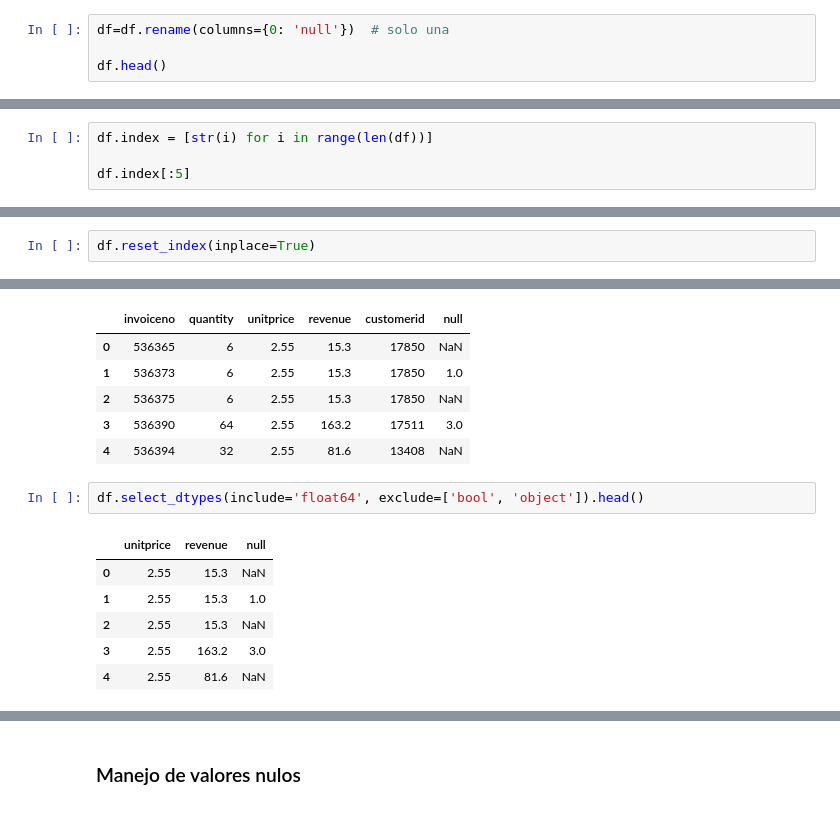
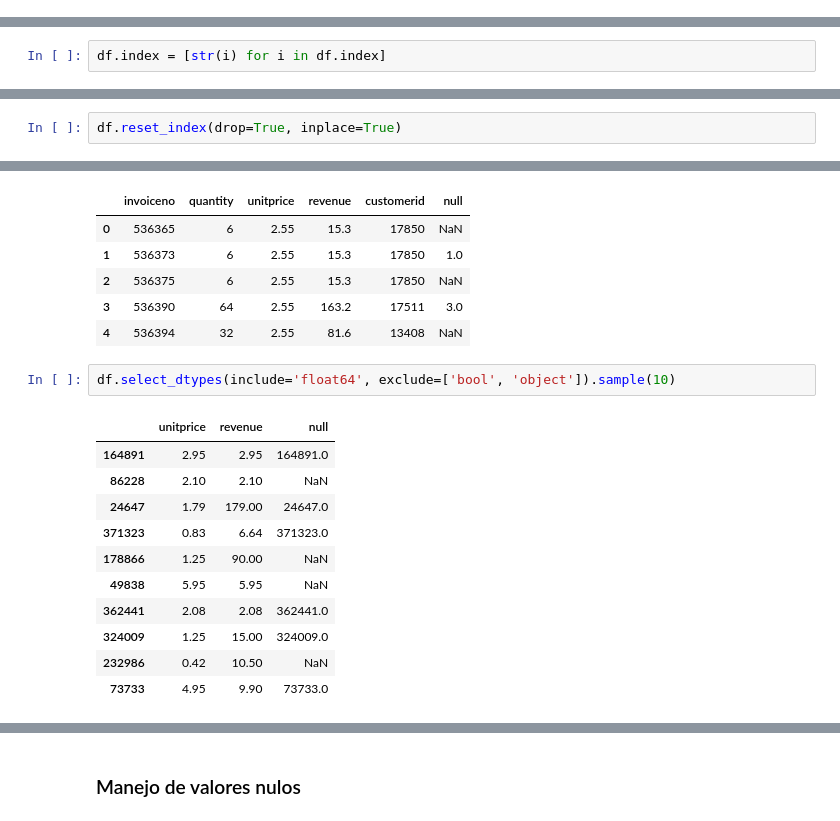
Before and after one commit to Ironhack-Data-Madrid-Abril-2023/apuntes_clase, a Jupyter notebook: semana_2/2.1 - Pandas Deepdive.ipynb, the cells around one changed output, grey strips where cells are left out. Drawn from its saved outputs; the diff is of its cells as text.

```diff
--- a/semana_2/2.1 - Pandas Deepdive.ipynb
+++ b/semana_2/2.1 - Pandas Deepdive.ipynb
@@ -177,4 +104,0 @@ int
-# %%
-df=df.rename(columns={0: 'null'})  # solo una
-
-df.head()
@@ -489,6 +430,4 @@ df.index
 # %% [output]
 RangeIndex(start=0, stop=396034, step=1)
 # %%
-df.index = [str(i) for i in range(len(df))]
-
-df.index[:5]
+df.index = [str(i) for i in df.index]
@@ -504 +462,3 @@ df.iloc[0:5:2]
+# %%
+df.reset_index(drop=True, inplace=True)
 # %%
@@ -524,2 +477,0 @@ Index(['0', '1', '2', '3', '4'], dtype='object')
-# %%
-df.reset_index(inplace=True)
@@ -555,11 +505,16 @@ df._get_numeric_data().head()   # solo columnas numericas
 | 3 | 536390 | 64 | 2.55 | 163.2 | 17511 | 3.0 |
 | 4 | 536394 | 32 | 2.55 | 81.6 | 13408 | NaN |
 # %%
-df.select_dtypes(include='float64', exclude=['bool', 'object']).head()
+df.select_dtypes(include='float64', exclude=['bool', 'object']).sample(10)
 # %% [output]
 |  | unitprice | revenue | null |
-| 0 | 2.55 | 15.3 | NaN |
-| 1 | 2.55 | 15.3 | 1.0 |
-| 2 | 2.55 | 15.3 | NaN |
-| 3 | 2.55 | 163.2 | 3.0 |
-| 4 | 2.55 | 81.6 | NaN |
+| 164891 | 2.95 | 2.95 | 164891.0 |
+| 86228 | 2.10 | 2.10 | NaN |
+| 24647 | 1.79 | 179.00 | 24647.0 |
+| 371323 | 0.83 | 6.64 | 371323.0 |
+| 178866 | 1.25 | 90.00 | NaN |
+| 49838 | 5.95 | 5.95 | NaN |
+| 362441 | 2.08 | 2.08 | 362441.0 |
+| 324009 | 1.25 | 15.00 | 324009.0 |
+| 232986 | 0.42 | 10.50 | NaN |
+| 73733 | 4.95 | 9.90 | 73733.0 |
```
Also changed, not shown: parts of 177 cells of this notebook, 1 other file.
